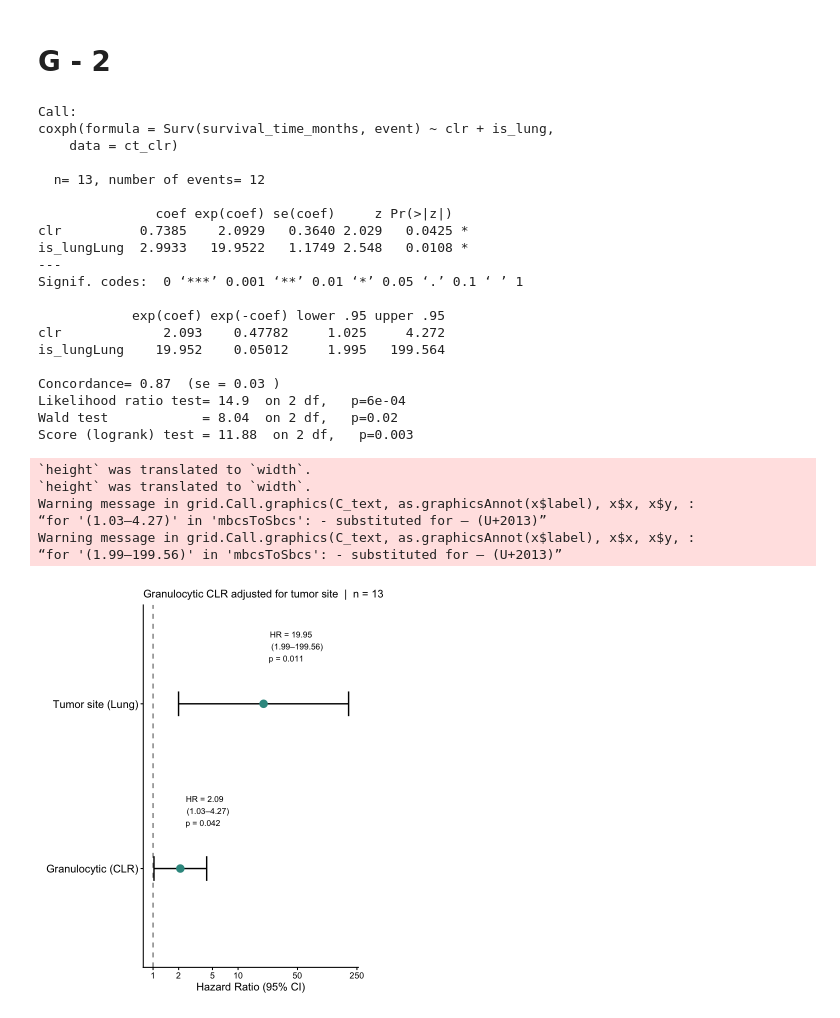
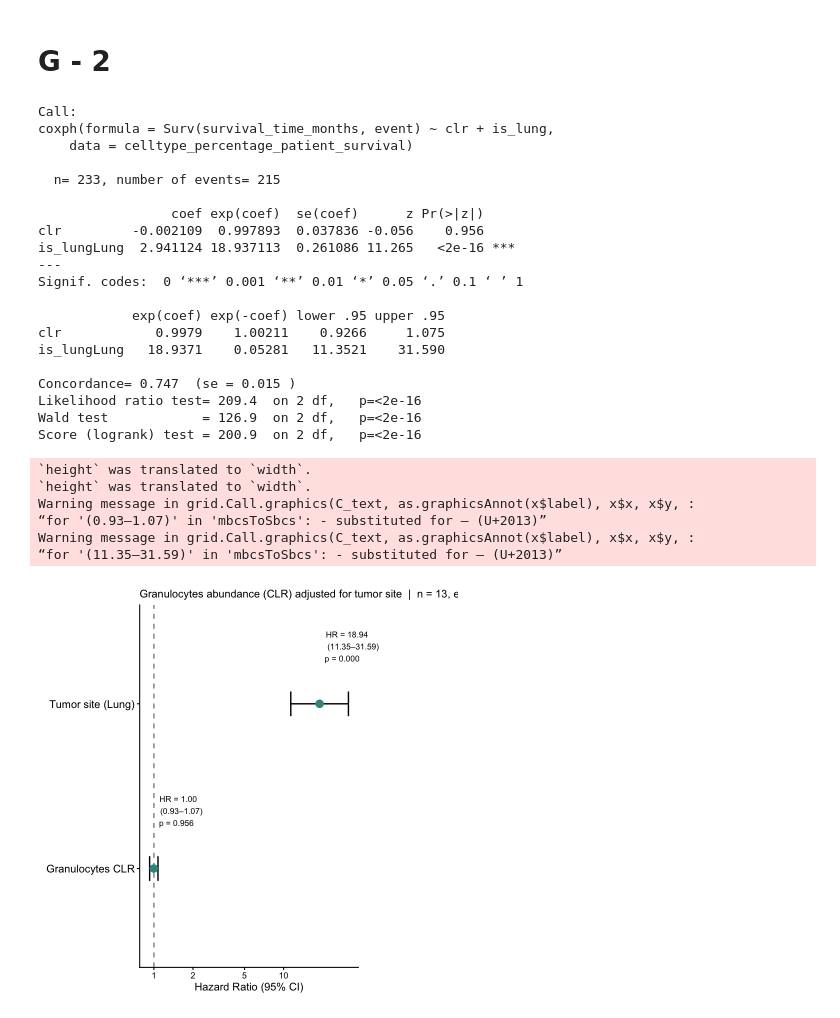
Before and after one commit to SchapiroLabor/NUT_spatial, a Jupyter notebook: figures/figure_3_R.ipynb, the cells around one changed output. Drawn from its saved outputs; the diff is of its cells as text; code cells hidden in the pictures.

```diff
--- a/figures/figure_3_R.ipynb
+++ b/figures/figure_3_R.ipynb
@@ -84,7 +84,7 @@ color_for_ratios <- c(
 celltype_metadata <- read_csv(
   paste0(data_dir, "/celltype_metadata_final.csv")
 ) %>%
-  mutate(is_lung = ifelse(tumor_site == "Lung", "Lung", "Head and Neck/Extrahepatic")) %>%
+  mutate(is_lung = ifelse(tumor_site == "Lung", "Lung", "Non-Lung")) %>%
   mutate(patient_num = as.numeric(str_extract(patient_exp, "(?<=NUT_)\\d+")),
          roi_num = as.numeric(str_extract(patient_exp, "(?<=ROI)\\d+"))) %>%
   arrange(patient_num, roi_num) %>%
@@ -144,9 +144,9 @@ survival_df <- celltype_metadata %>%
     select(patient_ID, tumor_site, survival_time_months) %>%
     distinct() %>%
     mutate(event = ifelse(patient_ID == "NUT_1", 0, 1),
-        tumor_site = factor(tumor_site, levels = c("Lung", "Head and Neck", "Extrahepatic")),
+        tumor_site = factor(tumor_site, levels = c("Lung", "Head and Neck", "Abdomen")),
     patient_ID = factor(patient_ID, levels = patient_ID_order),
-    is_lung = ifelse(tumor_site == "Lung", "Lung", "Head and Neck/Extrahepatic"),
+    is_lung = ifelse(tumor_site == "Lung", "Lung", "Non-Lung"),
         event = as.numeric(event),
         survival_time_months = as.numeric(survival_time_months)
       )
@@ -748,8 +836,10 @@ for(ct in c("Granulocytes", "M2 macrophages", "MDSCs")) {
       x = paste0(ct, " Center Log Ratio (CLR)"),
       y = "Survival time (months)"
     ) +
+    ylim(0,50)
     theme_minimal(base_size = 16) +
     theme(
+
       axis.text  = element_text(size = 16, color = "black"),
       axis.title = element_text(size = 16, color = "black"),
       panel.border = element_rect(color = "black", fill = NA, linewidth = 0.6),
@@ -1094,20 +1010,18 @@ ggsave(paste0(results_dir, "/cox_forest_plot.pdf"), width = 7, height = 3.5)
 # %%
-ct_clr <- cellparent_percentage_patient %>%
-filter(cell_category_parent == "Granulocytic") %>%
-select(patient_ID, clr) %>%
-left_join(survival_df, by = "patient_ID")
-
-# Granulocyte effect adjusted for tumor site
+# Ratio effect adjusted for tumor site
+cox_df <- celltype_percentage_patient_survival %>%
+    filter(cell_category == "Granulocytes") %>%
+    select(patient_ID, survival_time_months, event, clr, is_lung)
 
 cox_model <- coxph(Surv(survival_time_months, event) ~ clr + is_lung,
-                   data = ct_clr)
+                   data = celltype_percentage_patient_survival)
 summary(cox_model)
 
 # Tidy the Cox model output
 cox_tidy <- tidy(cox_model, exponentiate = TRUE, conf.int = TRUE) %>%
   mutate(
     term = recode(term,
-      "clr"          = "Granulocytic (CLR)",
+      "clr"          = "Granulocytes CLR",
       "is_lungLung"  = "Tumor site (Lung)"
     )
   )
@@ -1124,46 +1038,46 @@ ggplot(cox_tidy, aes(x = estimate, y = term)) +
   scale_x_log10(
     breaks = c(0.5, 1, 2, 5, 10, 50, 250),
     labels = c("0.5", "1", "2", "5", "10", "50", "250")
   ) +
   labs(
     x = "Hazard Ratio (95% CI)",
     y = NULL,
-    subtitle = "Granulocytic CLR adjusted for tumor site  |  n = 13"
+    subtitle = "Granulocytes abundance (CLR) adjusted for tumor site  |  n = 13, events = 12"
   ) +
   theme_classic(base_size = 13) +
   theme(
     plot.subtitle = element_text(color = "black"),
     axis.text.y   = element_text(size = 13),
     plot.margin   = margin(10, 120, 10, 10)  # right margin for HR labels
   ) +
   coord_cartesian(clip = "off")  # allow labels outside plot area
 
-ggsave(paste0(results_dir, "/granuloyctic_cox_forest_plot.pdf"), width = 7, height = 3.5)
+ggsave(paste0(results_dir, "/cox_forest_plot.pdf"), width = 7, height = 3.5)
 # %% [output]
 Call:
 coxph(formula = Surv(survival_time_months, event) ~ clr + is_lung,
-    data = ct_clr)
+    data = celltype_percentage_patient_survival)
 
-  n= 13, number of events= 12
+  n= 233, number of events= 215
 
-               coef exp(coef) se(coef)     z Pr(>|z|)
-clr          0.7385    2.0929   0.3640 2.029   0.0425 *
-is_lungLung  2.9933   19.9522   1.1749 2.548   0.0108 *
+                 coef exp(coef)  se(coef)      z Pr(>|z|)
+clr         -0.002109  0.997893  0.037836 -0.056    0.956
+is_lungLung  2.941124 18.937113  0.261086 11.265   <2e-16 ***
 ---
 Signif. codes:  0 ‘***’ 0.001 ‘**’ 0.01 ‘*’ 0.05 ‘.’ 0.1 ‘ ’ 1
 
             exp(coef) exp(-coef) lower .95 upper .95
-clr             2.093    0.47782     1.025     4.272
-is_lungLung    19.952    0.05012     1.995   199.564
+clr            0.9979    1.00211    0.9266     1.075
+is_lungLung   18.9371    0.05281   11.3521    31.590
 
-Concordance= 0.87  (se = 0.03 )
-Likelihood ratio test= 14.9  on 2 df,   p=6e-04
-Wald test            = 8.04  on 2 df,   p=0.02
-Score (logrank) test = 11.88  on 2 df,   p=0.003
+Concordance= 0.747  (se = 0.015 )
+Likelihood ratio test= 209.4  on 2 df,   p=<2e-16
+Wald test            = 126.9  on 2 df,   p=<2e-16
+Score (logrank) test = 200.9  on 2 df,   p=<2e-16
 `height` was translated to `width`.
 `height` was translated to `width`.
 Warning message in grid.Call.graphics(C_text, as.graphicsAnnot(x$label), x$x, x$y, :
-“for '(1.03–4.27)' in 'mbcsToSbcs': - substituted for – (U+2013)”
+“for '(0.93–1.07)' in 'mbcsToSbcs': - substituted for – (U+2013)”
 Warning message in grid.Call.graphics(C_text, as.graphicsAnnot(x$label), x$x, x$y, :
-“for '(1.99–199.56)' in 'mbcsToSbcs': - substituted for – (U+2013)”
+“for '(11.35–31.59)' in 'mbcsToSbcs': - substituted for – (U+2013)”
-[figure, old version]
+[figure, new version]
```
Also changed, not shown: parts of 18 cells of this notebook.
